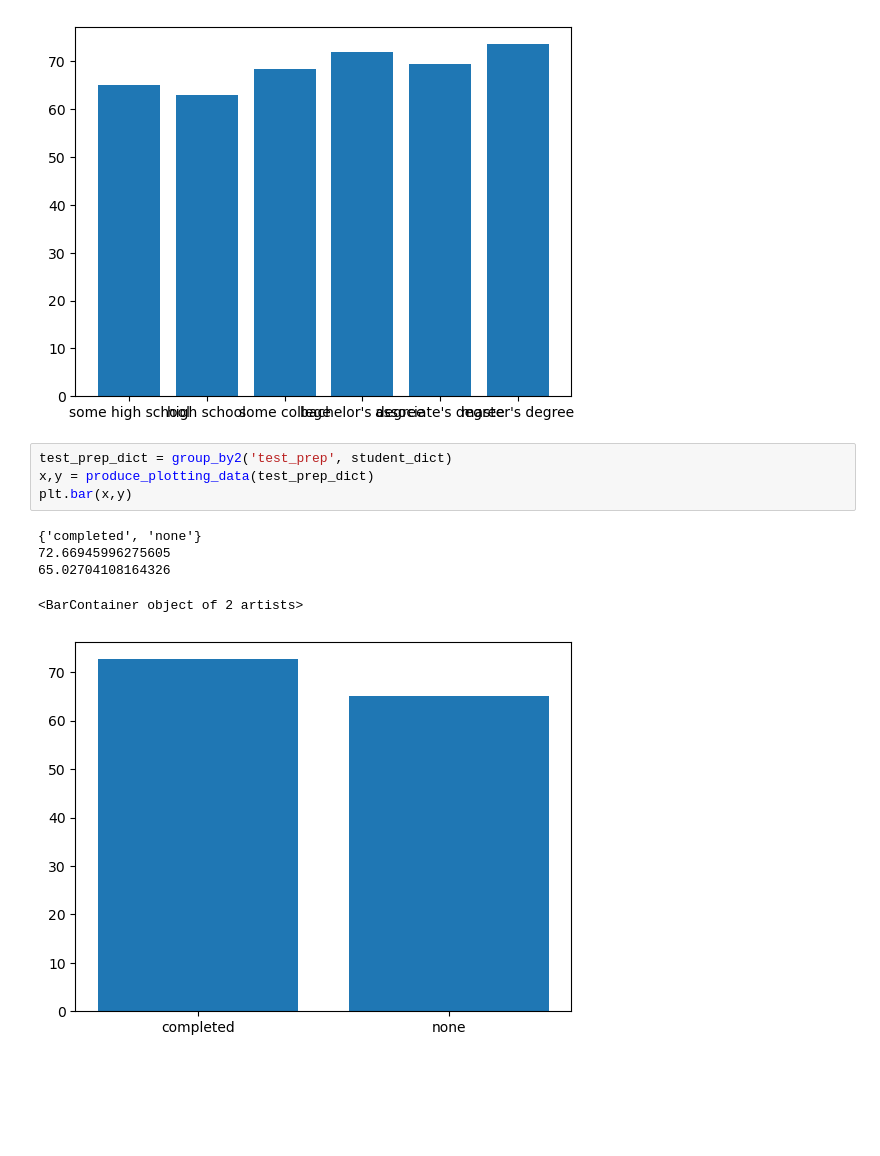
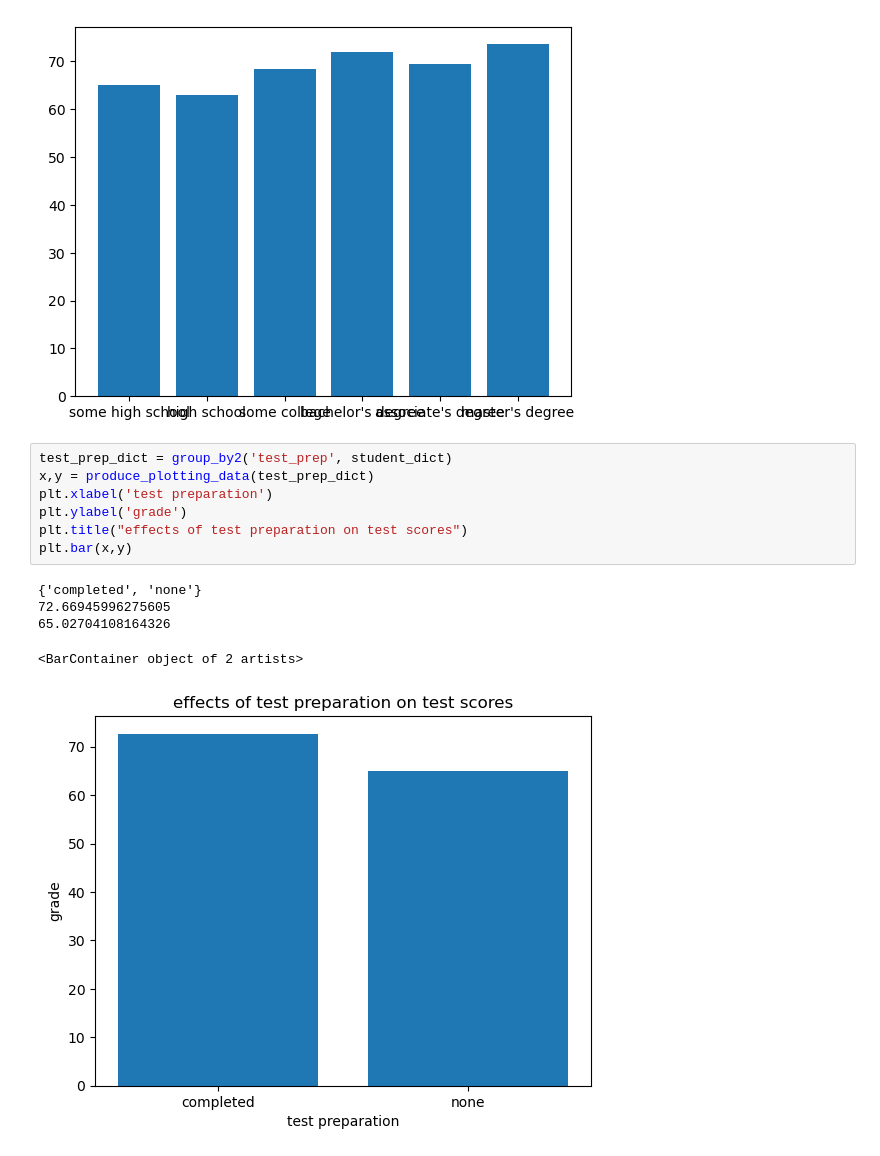
Before and after one commit to rukangu/infoClassWork, a Jupyter notebook: matplotlib/student_data_processing.ipynb, the cells around one changed output. Cells and saved outputs as stored; diff of their text form; blank space fills up the shorter version.

```diff
--- a/matplotlib/student_data_processing.ipynb
+++ b/matplotlib/student_data_processing.ipynb
@@ -143,10 +143,13 @@ plt.bar(x,y)
 # %%
 test_prep_dict = group_by2('test_prep', student_dict)
 x,y = produce_plotting_data(test_prep_dict)
+plt.xlabel('test preparation')
+plt.ylabel('grade')
+plt.title("effects of test preparation on test scores")
 plt.bar(x,y)
 # %% [output]
 {'completed', 'none'}
 72.66945996275605
 65.02704108164326
 <BarContainer object of 2 artists>
-[figure, old version]
+[figure, new version]
```
Also changed, not shown: parts of 1 cell of this notebook, 2 other files.
